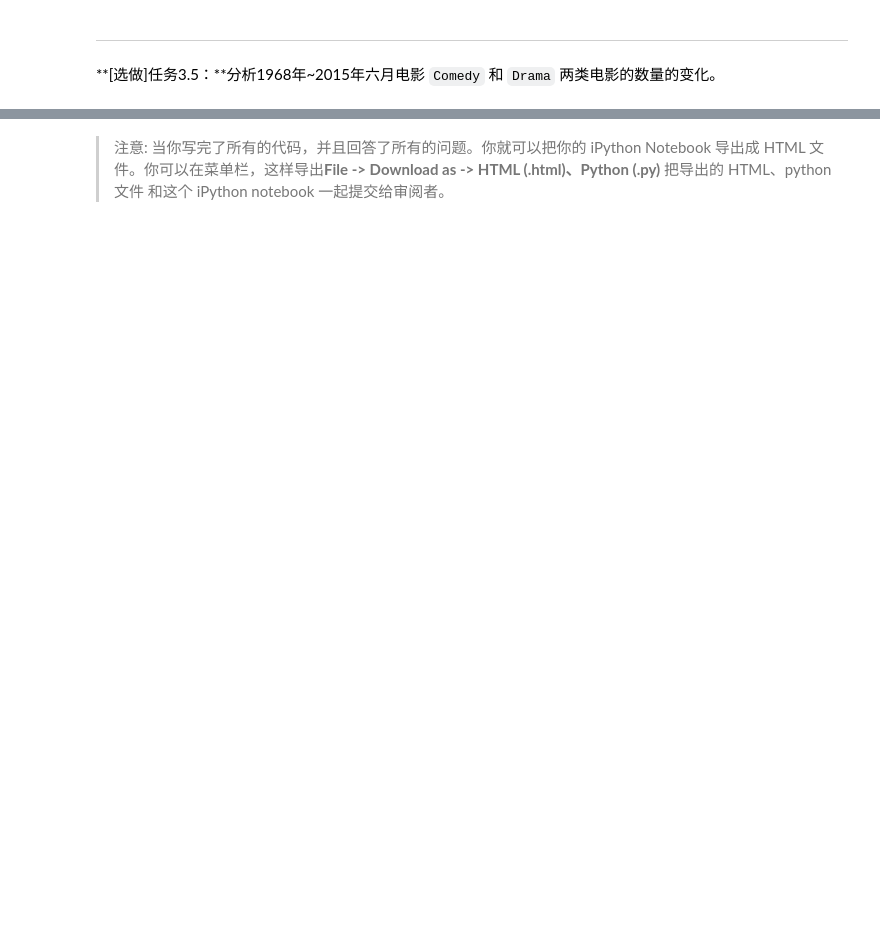
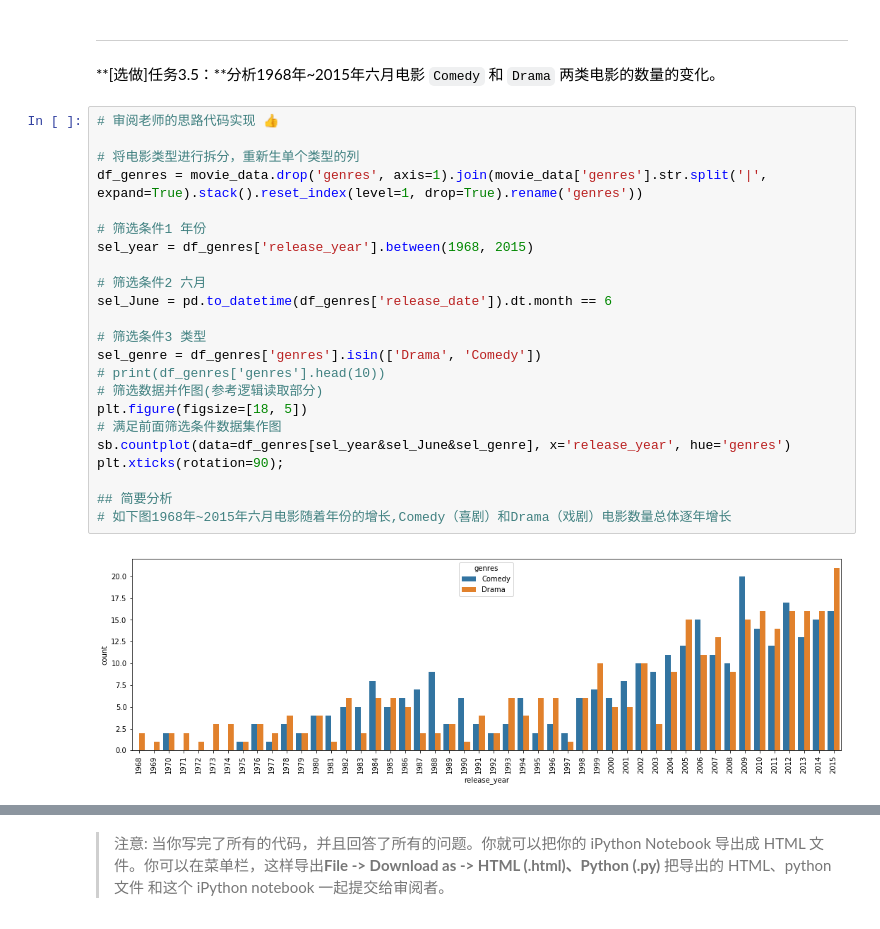
Before and after one commit to zhangyou646/udcity, a Jupyter notebook: P2_Explore_Movie_Dataset/Explore Movie Dataset.ipynb, the cells around one changed output, grey strips where cells are left out. Saved outputs shown, nothing was run; the diff lists cells and outputs as text; blank space fills up the shorter version.

```diff
--- a/P2_Explore_Movie_Dataset/Explore Movie Dataset.ipynb
+++ b/P2_Explore_Movie_Dataset/Explore Movie Dataset.ipynb
@@ -257,5 +464,30 @@ plt.xticks(rotation = 80);
 ---
 
 **[选做]任务3.5：**分析1968年~2015年六月电影 `Comedy` 和 `Drama` 两类电影的数量的变化。
+# %%
+# 审阅老师的思路代码实现 👍
+
+# 将电影类型进行拆分，重新生单个类型的列
+df_genres = movie_data.drop('genres', axis=1).join(movie_data['genres'].str.split('|', expand=True).stack().reset_index(level=1, drop=True).rename('genres'))
+
+# 筛选条件1 年份
+sel_year = df_genres['release_year'].between(1968, 2015)
+
+# 筛选条件2 六月
+sel_June = pd.to_datetime(df_genres['release_date']).dt.month == 6
+
+# 筛选条件3 类型
+sel_genre = df_genres['genres'].isin(['Drama', 'Comedy'])
+# print(df_genres['genres'].head(10))
+# 筛选数据并作图(参考逻辑读取部分)
+plt.figure(figsize=[18, 5])
+# 满足前面筛选条件数据集作图
+sb.countplot(data=df_genres[sel_year&sel_June&sel_genre], x='release_year', hue='genres')
+plt.xticks(rotation=90);
+
+## 简要分析
+# 如下图1968年~2015年六月电影随着年份的增长,Comedy（喜剧）和Drama（戏剧）电影数量总体逐年增长
+# %% [output]
+[figure, added]
 # %%
 # 集群条形图
```
Also changed, not shown: parts of 16 cells of this notebook, 2 other files.
